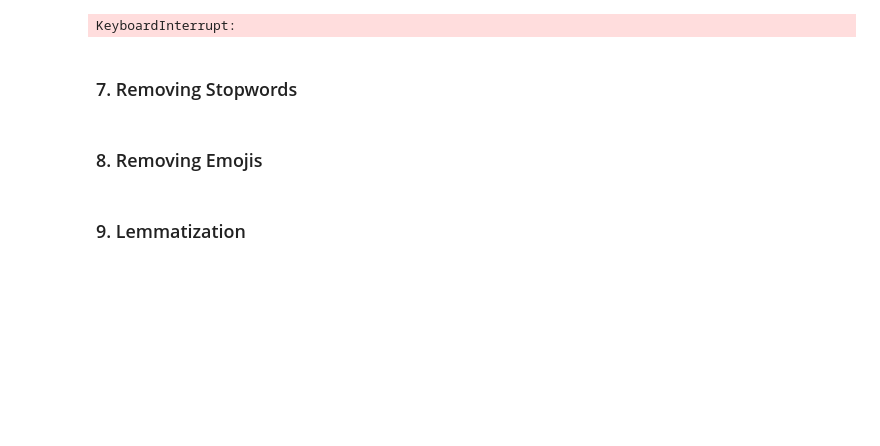
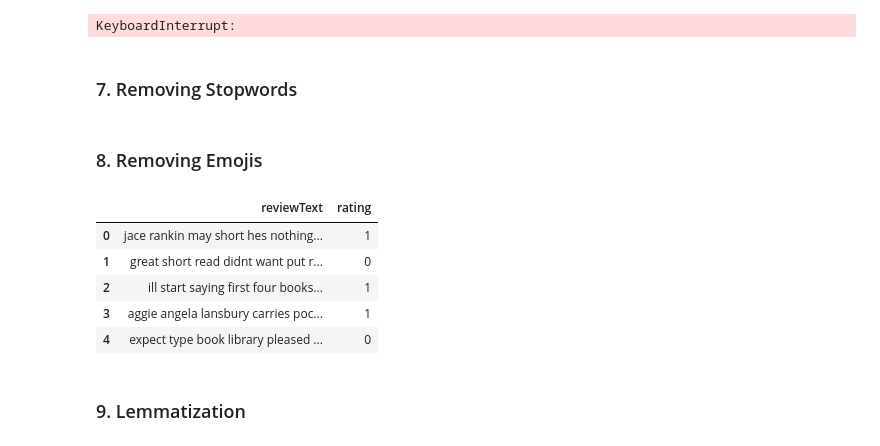
Before and after one commit to saadsohail05/Kindle-Review-Sentiment-Analysis, a Jupyter notebook: kindle sentiment.ipynb, the cells around one changed output. Saved outputs shown, nothing was run; the diff lists cells and outputs as text; code cells hidden in the pictures; blank space fills up the shorter version.

```diff
--- a/kindle sentiment.ipynb
+++ b/kindle sentiment.ipynb
@@ -261,6 +261,15 @@ def remove_emoji(text):
     return emoji_pattern.sub(r'', text)
 # %%
 data['reviewText'] = data['reviewText'].apply(remove_emoji)
+# %%
+data.head()
+# %% [output]
+|  | reviewText | rating |
+| 0 | jace rankin may short hes nothing... | 1 |
+| 1 | great short read didnt want put r... | 0 |
+| 2 | ill start saying first four books... | 1 |
+| 3 | aggie angela lansbury carries poc... | 1 |
+| 4 | expect type book library pleased ... | 0 |
 # %% [markdown]
 ### 9. Lemmatization
 # %%
```
Also changed, not shown: parts of 19 cells of this notebook.
